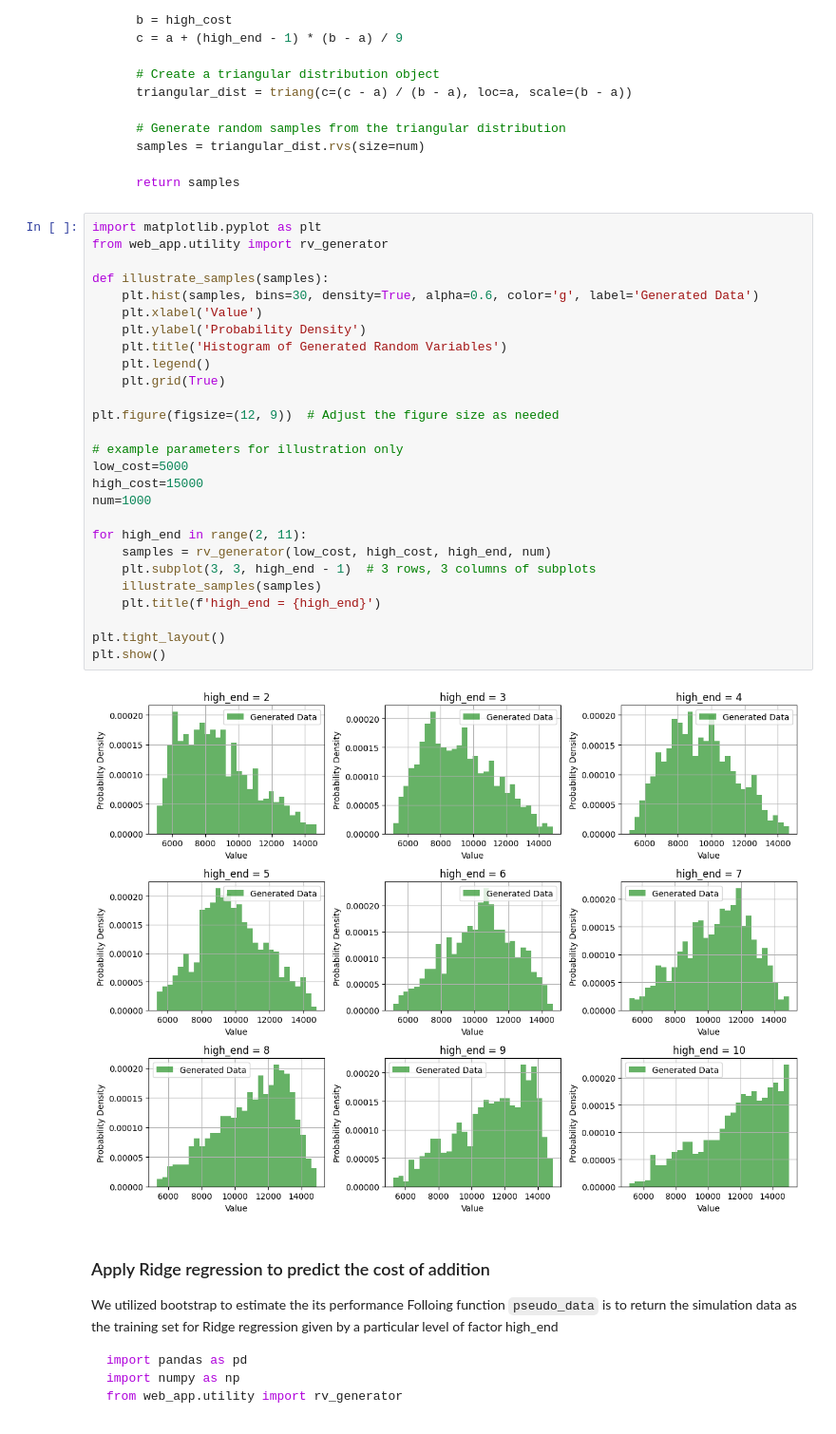
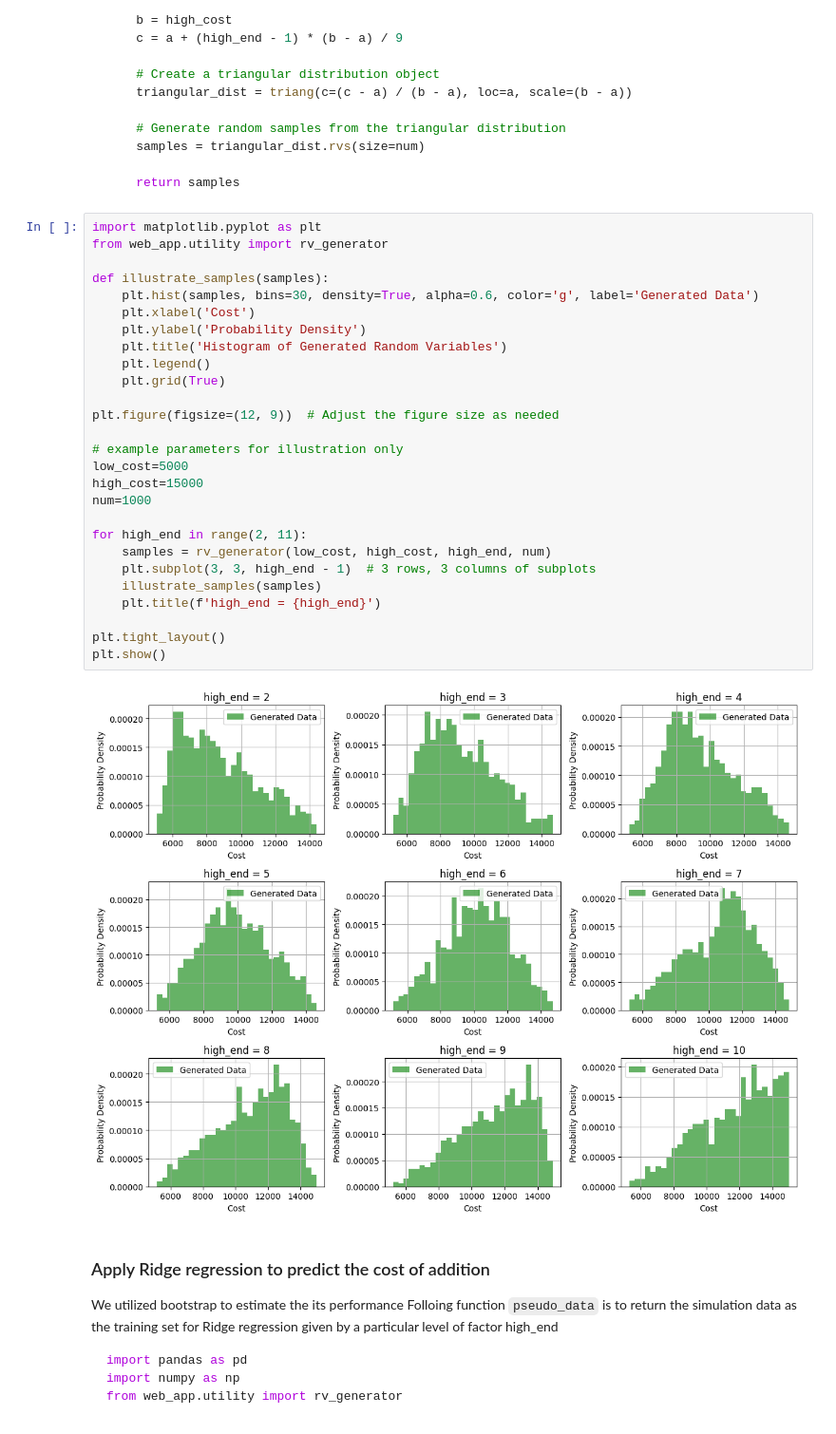
Before and after one commit to liam-hsieh/phys243-project, a Jupyter notebook: project.ipynb, the cells around one changed output. Shown at 95% size. Cells and saved outputs as stored; diff of their text form.

```diff
--- a/project.ipynb
+++ b/project.ipynb
@@ -425,32 +425,32 @@ def rv_generator(low_cost: float, high_cost: float, high_end: int, num: int)->np
 # %%
 import matplotlib.pyplot as plt
 from web_app.utility import rv_generator
 
 def illustrate_samples(samples):
     plt.hist(samples, bins=30, density=True, alpha=0.6, color='g', label='Generated Data')
-    plt.xlabel('Value')
+    plt.xlabel('Cost')
     plt.ylabel('Probability Density')
     plt.title('Histogram of Generated Random Variables')
     plt.legend()
     plt.grid(True)
 
 plt.figure(figsize=(12, 9))  # Adjust the figure size as needed
 
 # example parameters for illustration only
 low_cost=5000
 high_cost=15000
 num=1000
 
 for high_end in range(2, 11):
     samples = rv_generator(low_cost, high_cost, high_end, num)
     plt.subplot(3, 3, high_end - 1)  # 3 rows, 3 columns of subplots
     illustrate_samples(samples)
     plt.title(f'high_end = {high_end}')
 
 plt.tight_layout()
 plt.show()
 # %% [output]
-[figure, old version]
+[figure, new version]
 # %% [markdown]
 ### Apply Ridge regression to predict the cost of addition
 We utilized bootstrap to estimate the its performance
```
Also changed, not shown: 4 other files.
